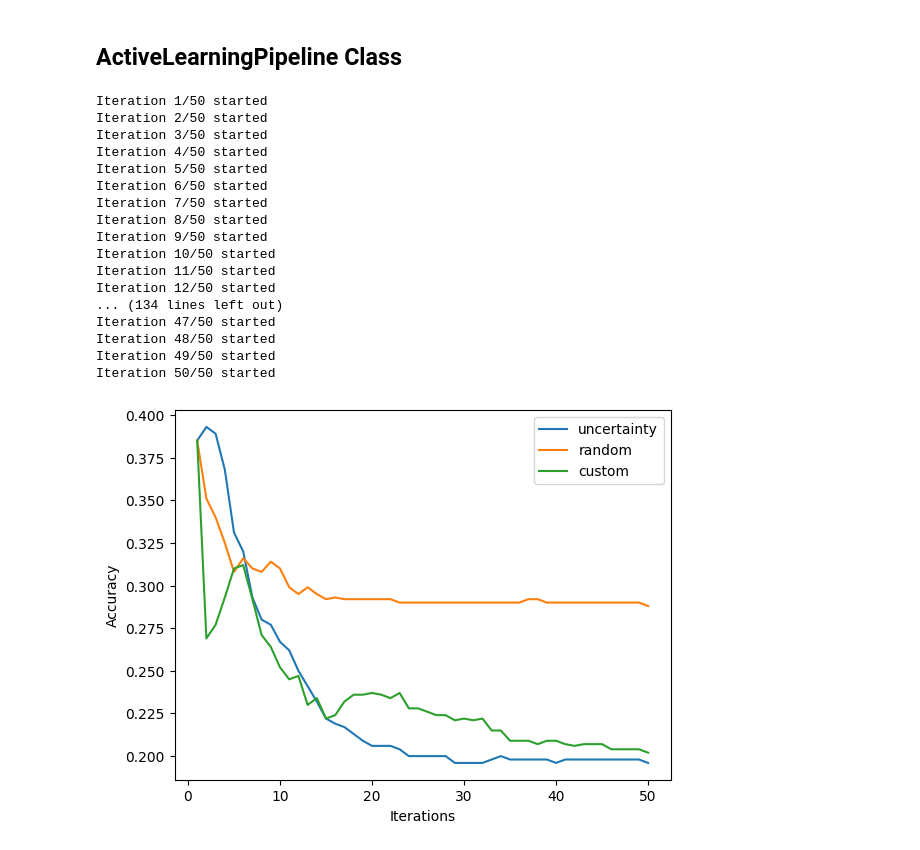
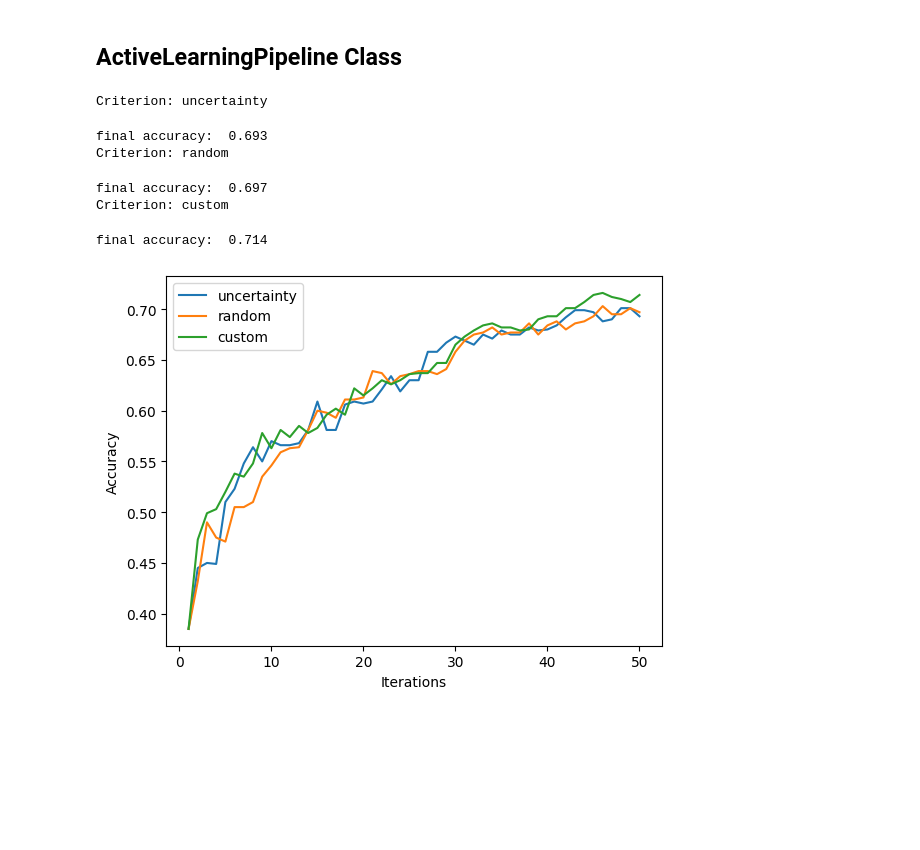
Before and after one commit to NaomiDerel/Active_Learning_GNN_Lab, a Jupyter notebook: Part 1.ipynb, the cells around one changed output. Cells and saved outputs as stored; diff of their text form; code cells hidden in the pictures; blank space fills up the shorter version.

```diff
--- a/Part 1.ipynb
+++ b/Part 1.ipynb
@@ -195,47 +211,40 @@ def generate_plot(accuracy_scores_dict):
     plt.show()
 # %%
 model = 'SVC' # Choose a model ('RandomForestClassifier', 'SVC', 'LogisticRegression')
-with open('data\indices_dict_part1.pkl', 'rb') as f:
+with open('data/indices_dict_part1.pkl', 'rb') as f:
     indices_dict = pickle.load(f)
 available_pool_indices = indices_dict['available_pool_indices']
 train_indices = indices_dict['train_indices']
 test_indices = indices_dict['test_indices']
 iterations = 50
 budget_per_iter = 10
-nodes_df_path = 'data\\nodes.csv'
-subject_mapping_path = 'data\subject_mapping.pkl'
+nodes_df_path = 'data/nodes.csv'
+subject_mapping_path = 'data/subject_mapping.pkl'
 
-selection_criteria = ['uncertainty','random', 'custom'] # Add more criteria if needed
+selection_criteria = ['uncertainty','random','custom'] # Add more criteria if needed
 accuracy_scores_dict = defaultdict(list)
 # %%
+model = 'SVC'
 for criterion in selection_criteria:
+    print(f'Criterion: {criterion}')
     AL_class = ActiveLearningPipeline(model=model,
                                       test_indices=test_indices,
                                       available_pool_indices=available_pool_indices,
                                       train_indices=train_indices,
                                       selection_criterion=criterion,
                                       iterations=iterations,
                                       budget_per_iter=budget_per_iter,
                                       nodes_df_path=nodes_df_path,
                                       subject_mapping_path=subject_mapping_path)
     accuracy_scores_dict[criterion] = AL_class.run_pipeline()
+    print("final accuracy: ", accuracy_scores_dict[criterion][-1])
+
 generate_plot(accuracy_scores_dict)
 # %% [output]
-Iteration 1/50 started
-Iteration 2/50 started
-Iteration 3/50 started
-Iteration 4/50 started
-Iteration 5/50 started
-Iteration 6/50 started
-Iteration 7/50 started
-Iteration 8/50 started
-Iteration 9/50 started
-Iteration 10/50 started
-Iteration 11/50 started
-Iteration 12/50 started
-... (134 lines left out)
-Iteration 47/50 started
-Iteration 48/50 started
-Iteration 49/50 started
-Iteration 50/50 started
+Criterion: uncertainty
+final accuracy:  0.693
+Criterion: random
+final accuracy:  0.697
+Criterion: custom
+final accuracy:  0.714
-[figure, old version]
+[figure, new version]
```
Also changed, not shown: parts of 10 cells of this notebook, 8 other files.
